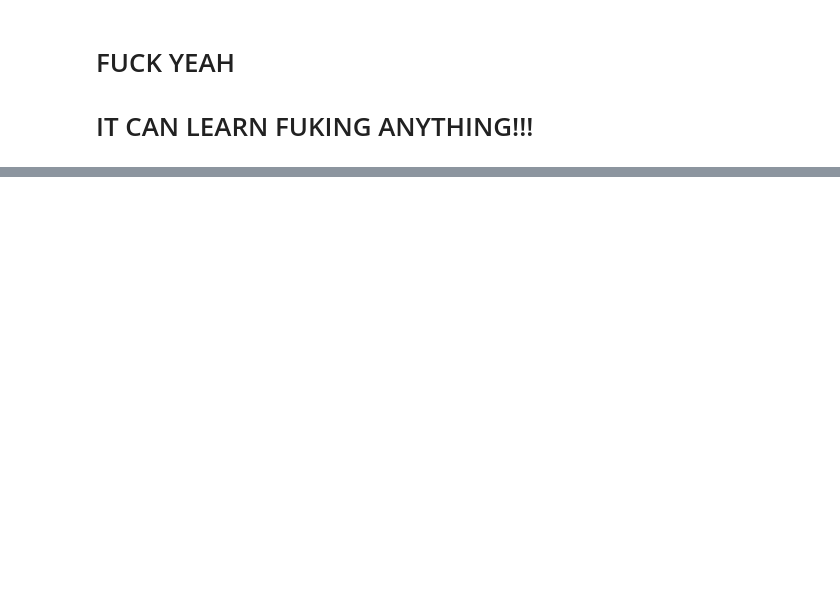
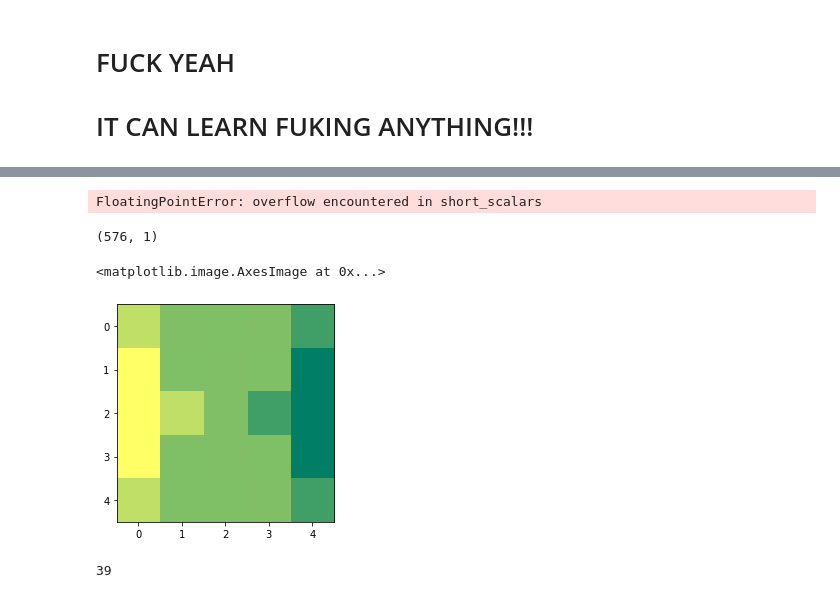
Before and after one commit to 8const/convnet_second_attempt, a Jupyter notebook: learning_kernels.ipynb, the cells around one changed output, grey strips where cells are left out. Cells and saved outputs as stored; diff of their text form; code cells hidden in the pictures; blank space fills up the shorter version.

```diff
--- a/learning_kernels.ipynb
+++ b/learning_kernels.ipynb
@@ -441,0 +368,5 @@ j
+# %%
+old_settings = np.seterr(all='warn', over='raise')
+np.int16(32000) * np.int16(3)
+# %% [output]
+FloatingPointError: overflow encountered in short_scalars
@@ -441,0 +376,4 @@ j
+# %%
+data[0][1].shape
+# %% [output]
+(576, 1)
@@ -441,0 +427,9 @@ j
+# %%
+imshow(ran_k, cmap='summer')
+# %% [output]
+<matplotlib.image.AxesImage at 0x...>
+[figure, added]
+# %%
+j
+# %% [output]
+39
```
Also changed, not shown: parts of 39 cells of this notebook.
